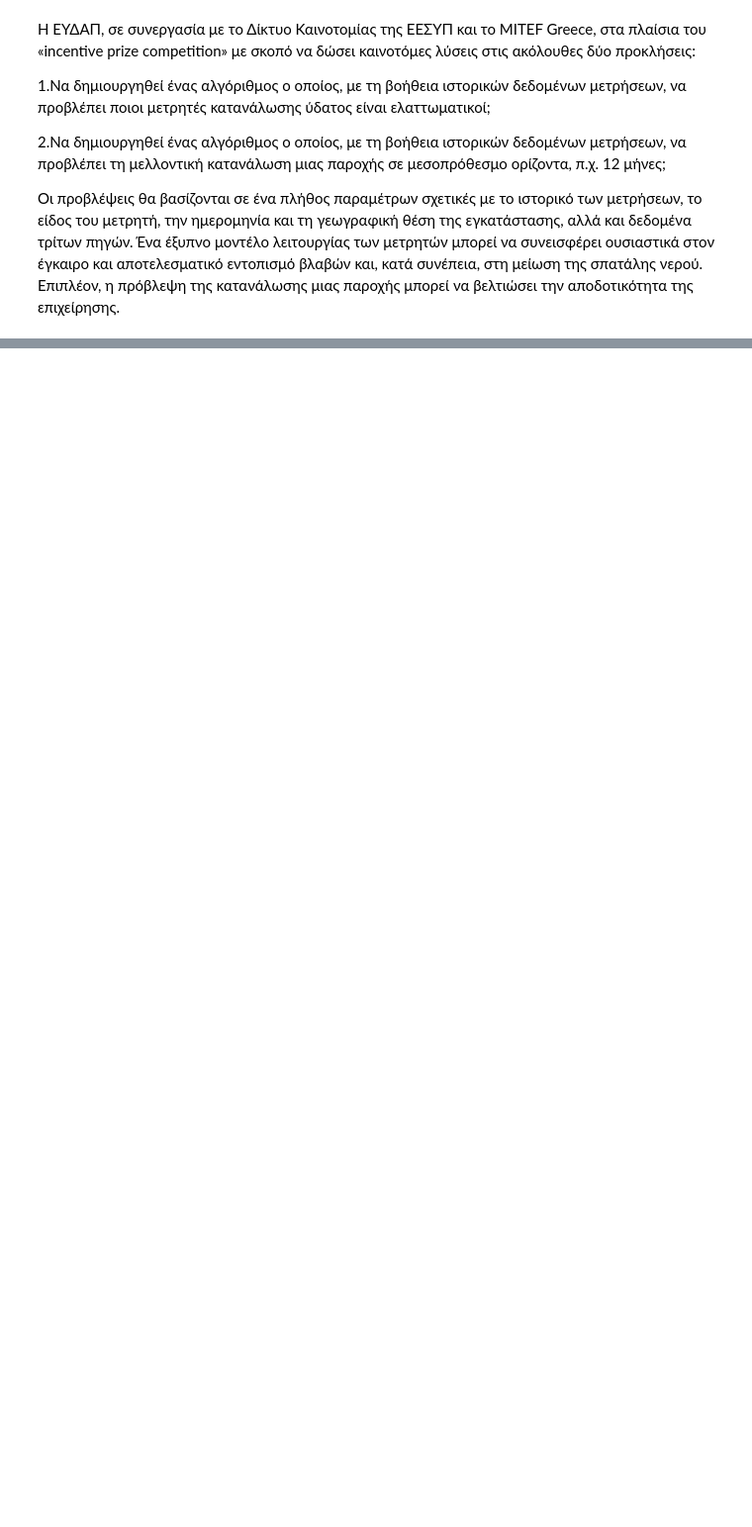
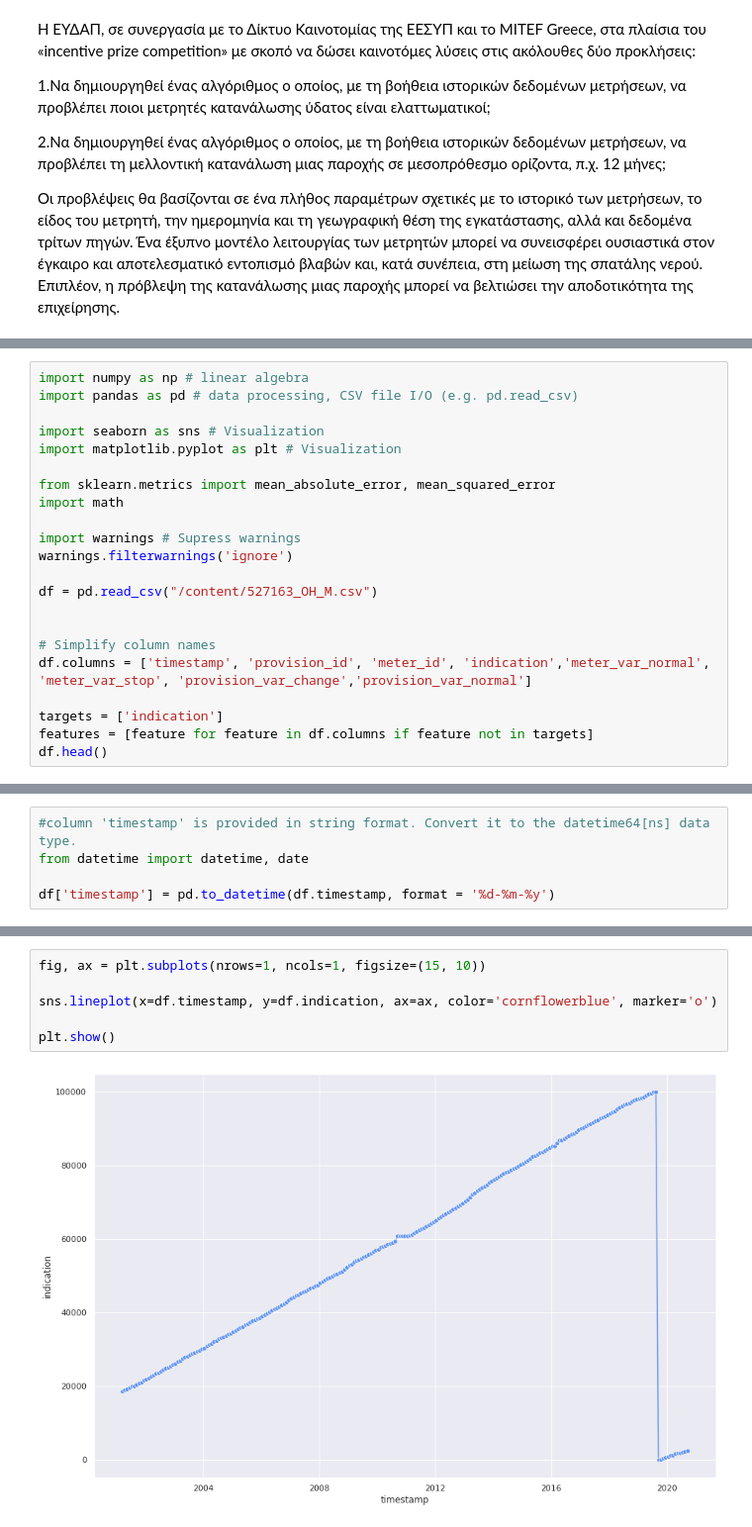
Before and after one commit to geomyll33/Beautez, a Jupyter notebook: EYDAP_Challenge_project.ipynb, the cells around one changed output, grey strips where cells are left out. Shown: that part at 99% size. Drawn from its saved outputs; the diff is of its cells as text; blank space fills up the shorter version.

```diff
--- a/EYDAP_Challenge_project.ipynb
+++ b/EYDAP_Challenge_project.ipynb
@@ -110,0 +113,22 @@ b _Στοιχεία μεταβολών που αφορούν τις παροχέ
+# %%
+import numpy as np # linear algebra
+import pandas as pd # data processing, CSV file I/O (e.g. pd.read_csv)
+
+import seaborn as sns # Visualization
+import matplotlib.pyplot as plt # Visualization
+
+from sklearn.metrics import mean_absolute_error, mean_squared_error
+import math
+
+import warnings # Supress warnings
+warnings.filterwarnings('ignore')
+
+df = pd.read_csv("/content/527163_ΟΗ_Μ.csv")
+
+
+# Simplify column names
+df.columns = ['timestamp', 'provision_id', 'meter_id', 'indication','meter_var_normal', 'meter_var_stop', 'provision_var_change','provision_var_normal']
+
+targets = ['indication']
+features = [feature for feature in df.columns if feature not in targets]
+df.head()
@@ -110,0 +155,5 @@ b _Στοιχεία μεταβολών που αφορούν τις παροχέ
+# %%
+#column 'timestamp' is provided in string format. Convert it to the datetime64[ns] data type.
+from datetime import datetime, date
+
+df['timestamp'] = pd.to_datetime(df.timestamp, format = '%d-%m-%y')
@@ -110,0 +180,8 @@ b _Στοιχεία μεταβολών που αφορούν τις παροχέ
+# %%
+fig, ax = plt.subplots(nrows=1, ncols=1, figsize=(15, 10))
+
+sns.lineplot(x=df.timestamp, y=df.indication, ax=ax, color='cornflowerblue', marker='o')
+
+plt.show()
+# %% [output]
+[figure, added]
```
Also changed, not shown: parts of 55 cells of this notebook.
